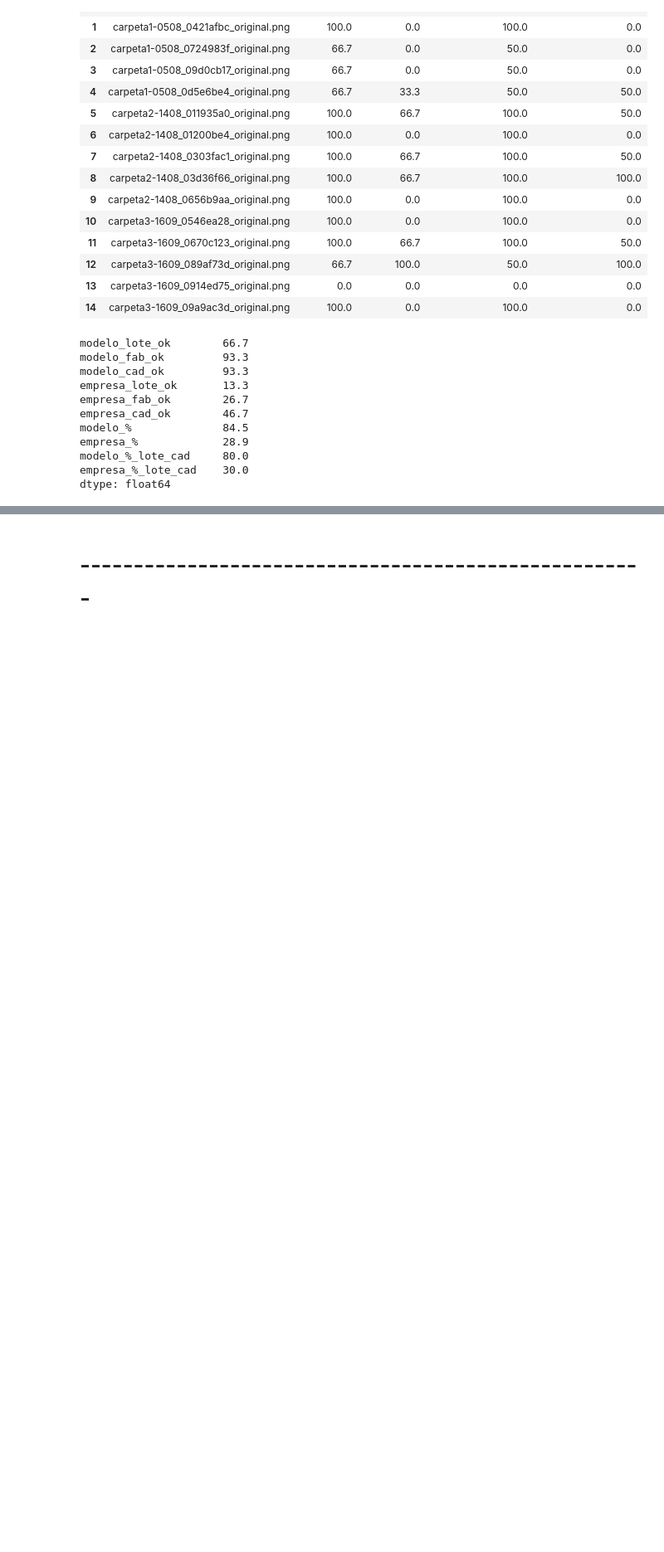
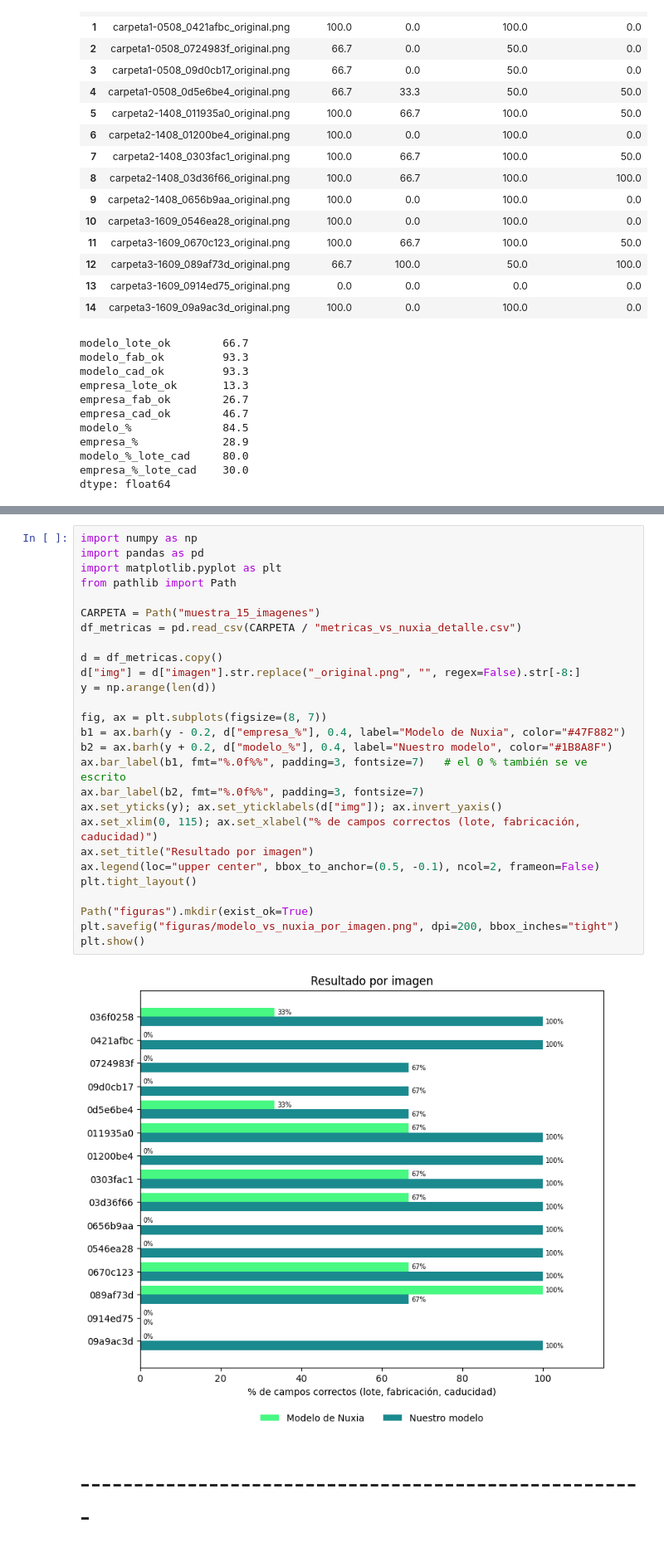
Before and after one commit to csampedr/NuxiaProject, a Jupyter notebook: Paddle.ipynb, the cells around one changed output, grey strips where cells are left out. Shown at 83% size. Saved outputs shown, nothing was run; the diff lists cells and outputs as text; blank space fills up the shorter version.

```diff
--- a/Paddle.ipynb
+++ b/Paddle.ipynb
@@ -646,3 +673,32 @@ dtype: float64
+# %%
+import numpy as np
+import pandas as pd
+import matplotlib.pyplot as plt
+from pathlib import Path
+
+CARPETA = Path("muestra_15_imagenes")
+df_metricas = pd.read_csv(CARPETA / "metricas_vs_nuxia_detalle.csv")
+
+d = df_metricas.copy()
+d["img"] = d["imagen"].str.replace("_original.png", "", regex=False).str[-8:]
+y = np.arange(len(d))
+
+fig, ax = plt.subplots(figsize=(8, 7))
+b1 = ax.barh(y - 0.2, d["empresa_%"], 0.4, label="Modelo de Nuxia", color="#47F882")
+b2 = ax.barh(y + 0.2, d["modelo_%"], 0.4, label="Nuestro modelo", color="#1B8A8F")
+ax.bar_label(b1, fmt="%.0f%%", padding=3, fontsize=7)   # el 0 % también se ve escrito
+ax.bar_label(b2, fmt="%.0f%%", padding=3, fontsize=7)
+ax.set_yticks(y); ax.set_yticklabels(d["img"]); ax.invert_yaxis()
+ax.set_xlim(0, 115); ax.set_xlabel("% de campos correctos (lote, fabricación, caducidad)")
+ax.set_title("Resultado por imagen")
+ax.legend(loc="upper center", bbox_to_anchor=(0.5, -0.1), ncol=2, frameon=False)
+plt.tight_layout()
+
+Path("figuras").mkdir(exist_ok=True)
+plt.savefig("figuras/modelo_vs_nuxia_por_imagen.png", dpi=200, bbox_inches="tight")
+plt.show()
+# %% [output]
+[figure, added]
 # %% [markdown]
 # -----------------------------------------------------
 # %% [markdown]
```
Also changed, not shown: parts of 4 cells of this notebook, 4 other files.
